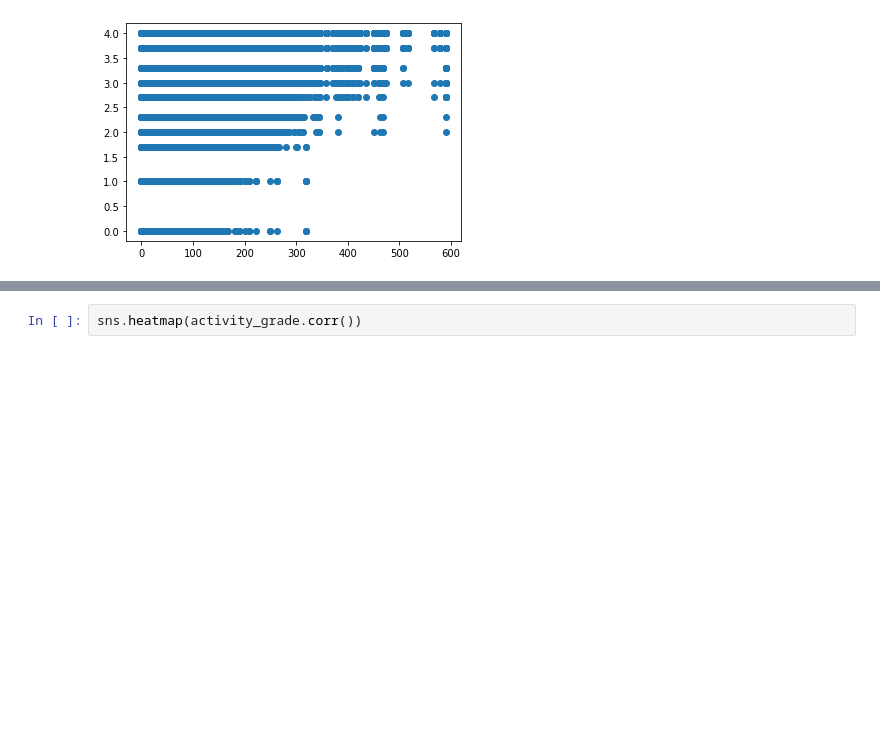
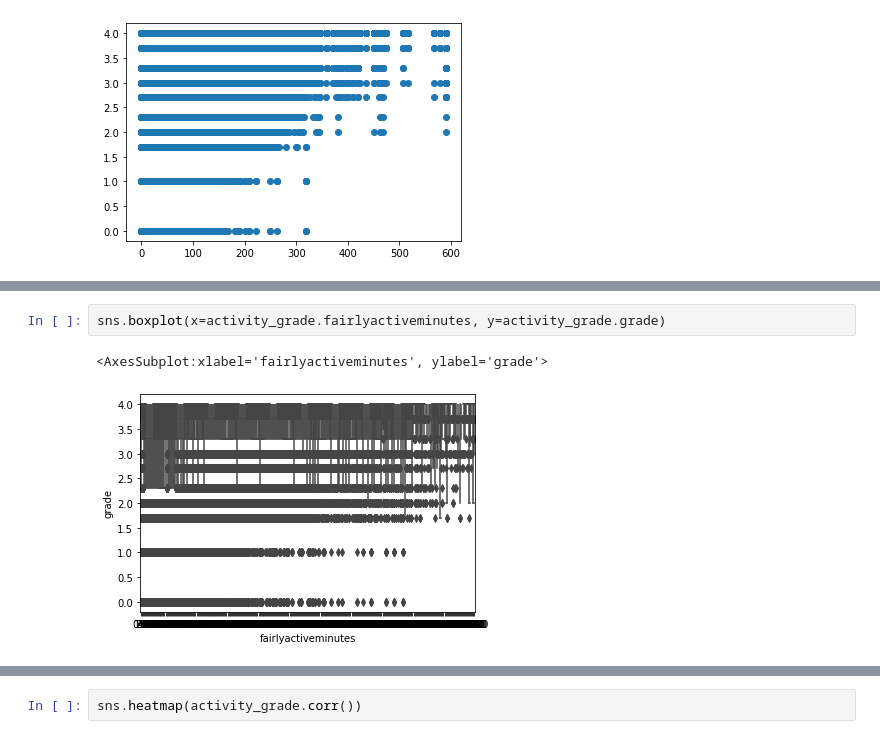
Before and after one commit to EAltunoglu/cmpe492, a Jupyter notebook: activity_grade.ipynb, the cells around one changed output, grey strips where cells are left out. Drawn from its saved outputs; the diff is of its cells as text; blank space fills up the shorter version.

```diff
--- a/activity_grade.ipynb
+++ b/activity_grade.ipynb
@@ -55,0 +66,5 @@ plt.scatter(x, y)
+# %%
+sns.boxplot(x=activity_grade.fairlyactiveminutes, y=activity_grade.grade)
+# %% [output]
+<AxesSubplot:xlabel='fairlyactiveminutes', ylabel='grade'>
+[figure, added]
```
Also changed, not shown: parts of 6 cells of this notebook, 7 other files.
